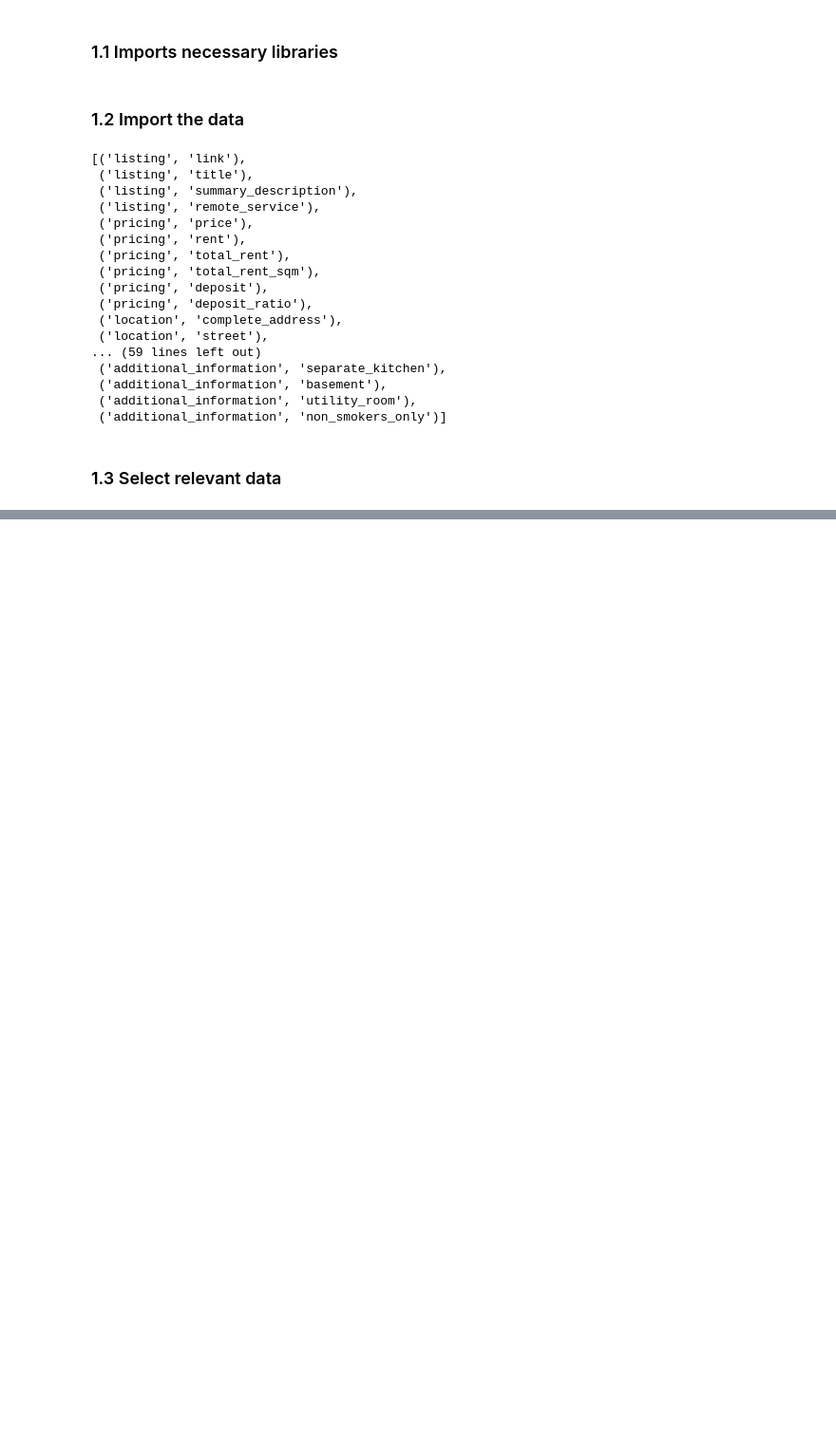
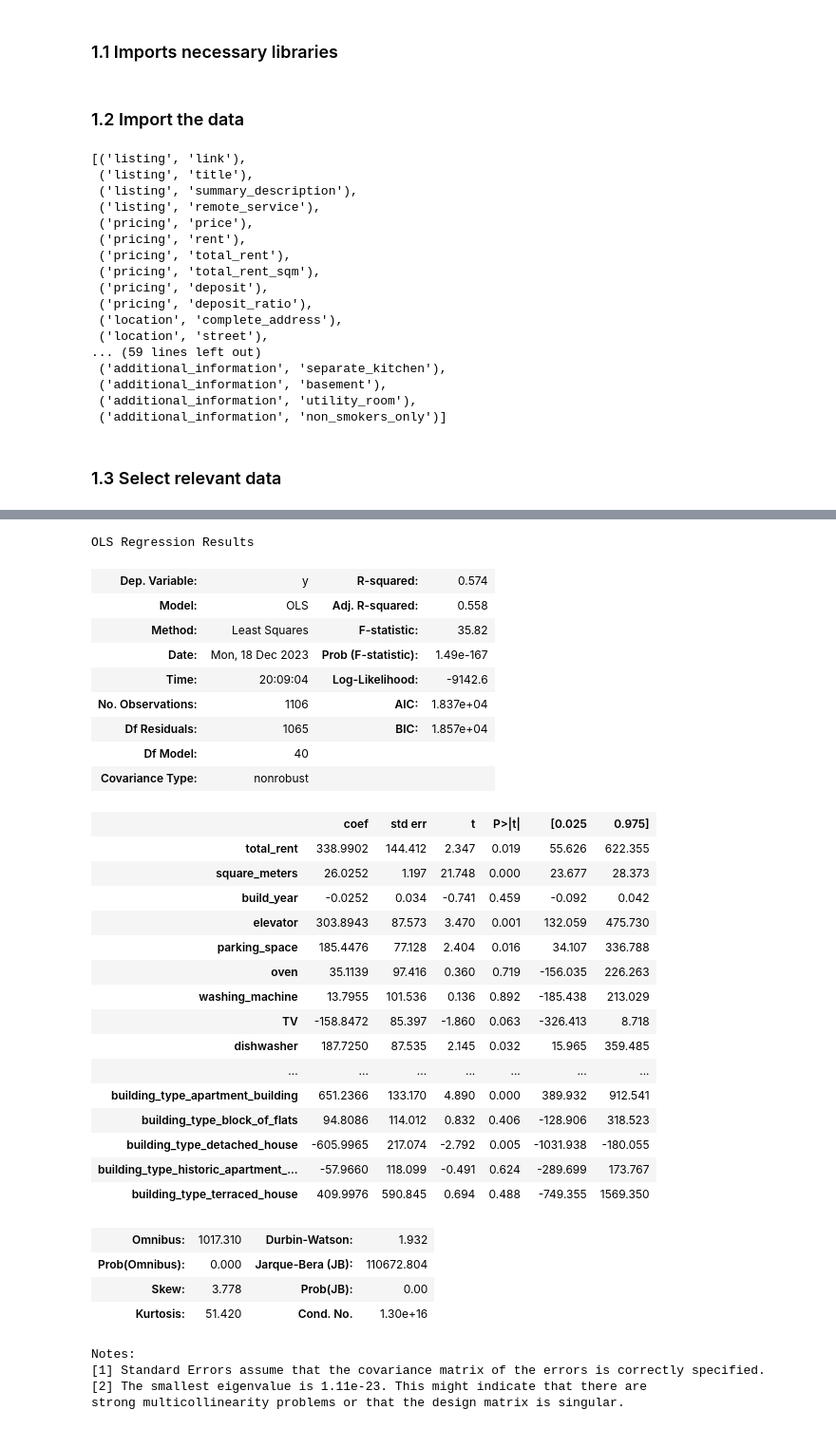
Before and after one commit to Luk-kar/Home-Market-Harvester, a Jupyter notebook: notebooks/004_model_building.ipynb, the cells around one changed output, grey strips where cells are left out. Shown at 95% size. Drawn from its saved outputs; the diff is of its cells as text; code cells hidden in the pictures; blank space fills up the shorter version.

```diff
--- a/notebooks/004_model_building.ipynb
+++ b/notebooks/004_model_building.ipynb
@@ -90,0 +108,2 @@ df_model.columns
+# %%
+df_dum = pd.get_dummies(df_model)
@@ -90,0 +148,2 @@ df_model.columns
+# %%
+my_xnames = pd.Index(['total_rent'] + X.columns.tolist())
@@ -90,0 +153,67 @@ df_model.columns
+# %%
+# # Convert boolean columns to integers (0s and 1s)
+# bool_cols = X.select_dtypes(include=['bool']).columns
+# X[bool_cols] = X[bool_cols].astype(int)
+
+# # Replace pandas.NA and other non-numeric types with np.nan
+# X = X.applymap(lambda x: np.nan if pd.isna(x) else x)
+# Y = Y.apply(lambda x: np.nan if pd.isna(x) else x)
+
+# # Convert NaN values to 0.0 and infinite values to large finite numbers
+# X = np.nan_to_num(X.values, nan=0.0, posinf=np.finfo(np.float64).max, neginf=np.finfo(np.float64).min)
+# Y = np.nan_to_num(Y.values, nan=0.0, posinf=np.finfo(np.float64).max, neginf=np.finfo(np.float64).min)
+
+# Adding constant to X for the intercept term
+
+X = np.asarray(X)
+Y = np.asarray(Y)
+
+X = np.nan_to_num(X)
+Y = np.nan_to_num(Y)
+
+X = np.array(X, dtype=float)
+Y = np.array(Y, dtype=float)
+
+X_sm = sm.add_constant(X)
+
+# Constructing the model
+model = sm.OLS(Y, X_sm)
+model.data.xnames = my_xnames.tolist()
+# %%
+results = model.fit().summary()
+results
+# %% [output]
+OLS Regression Results
+| Dep. Variable: | y | R-squared: | 0.574 |
+| Model: | OLS | Adj. R-squared: | 0.558 |
+| Method: | Least Squares | F-statistic: | 35.82 |
+| Date: | Mon, 18 Dec 2023 | Prob (F-statistic): | 1.49e-167 |
+| Time: | 20:09:04 | Log-Likelihood: | -9142.6 |
+| No. Observations: | 1106 | AIC: | 1.837e+04 |
+| Df Residuals: | 1065 | BIC: | 1.857e+04 |
+| Df Model: | 40 |  |  |
+| Covariance Type: | nonrobust |  |  |
+|  | coef | std err | t | P>|t| | [0.025 | 0.975] |
+| total_rent | 338.9902 | 144.412 | 2.347 | 0.019 | 55.626 | 622.355 |
+| square_meters | 26.0252 | 1.197 | 21.748 | 0.000 | 23.677 | 28.373 |
+| build_year | -0.0252 | 0.034 | -0.741 | 0.459 | -0.092 | 0.042 |
+| elevator | 303.8943 | 87.573 | 3.470 | 0.001 | 132.059 | 475.730 |
+| parking_space | 185.4476 | 77.128 | 2.404 | 0.016 | 34.107 | 336.788 |
+| oven | 35.1139 | 97.416 | 0.360 | 0.719 | -156.035 | 226.263 |
+| washing_machine | 13.7955 | 101.536 | 0.136 | 0.892 | -185.438 | 213.029 |
+| TV | -158.8472 | 85.397 | -1.860 | 0.063 | -326.413 | 8.718 |
+| dishwasher | 187.7250 | 87.535 | 2.145 | 0.032 | 15.965 | 359.485 |
+| ... | ... | ... | ... | ... | ... | ... |
+| building_type_apartment_building | 651.2366 | 133.170 | 4.890 | 0.000 | 389.932 | 912.541 |
+| building_type_block_of_flats | 94.8086 | 114.012 | 0.832 | 0.406 | -128.906 | 318.523 |
+| building_type_detached_house | -605.9965 | 217.074 | -2.792 | 0.005 | -1031.938 | -180.055 |
+| building_type_historic_apartment_... | -57.9660 | 118.099 | -0.491 | 0.624 | -289.699 | 173.767 |
+| building_type_terraced_house | 409.9976 | 590.845 | 0.694 | 0.488 | -749.355 | 1569.350 |
+| Omnibus: | 1017.310 | Durbin-Watson: | 1.932 |
+| Prob(Omnibus): | 0.000 | Jarque-Bera (JB): | 110672.804 |
+| Skew: | 3.778 | Prob(JB): | 0.00 |
+| Kurtosis: | 51.420 | Cond. No. | 1.30e+16 |
+Notes:
+[1] Standard Errors assume that the covariance matrix of the errors is correctly specified.
+[2] The smallest eigenvalue is 1.11e-23. This might indicate that there are
+strong multicollinearity problems or that the design matrix is singular.
```
Also changed, not shown: parts of 24 cells of this notebook, 1 other file.
